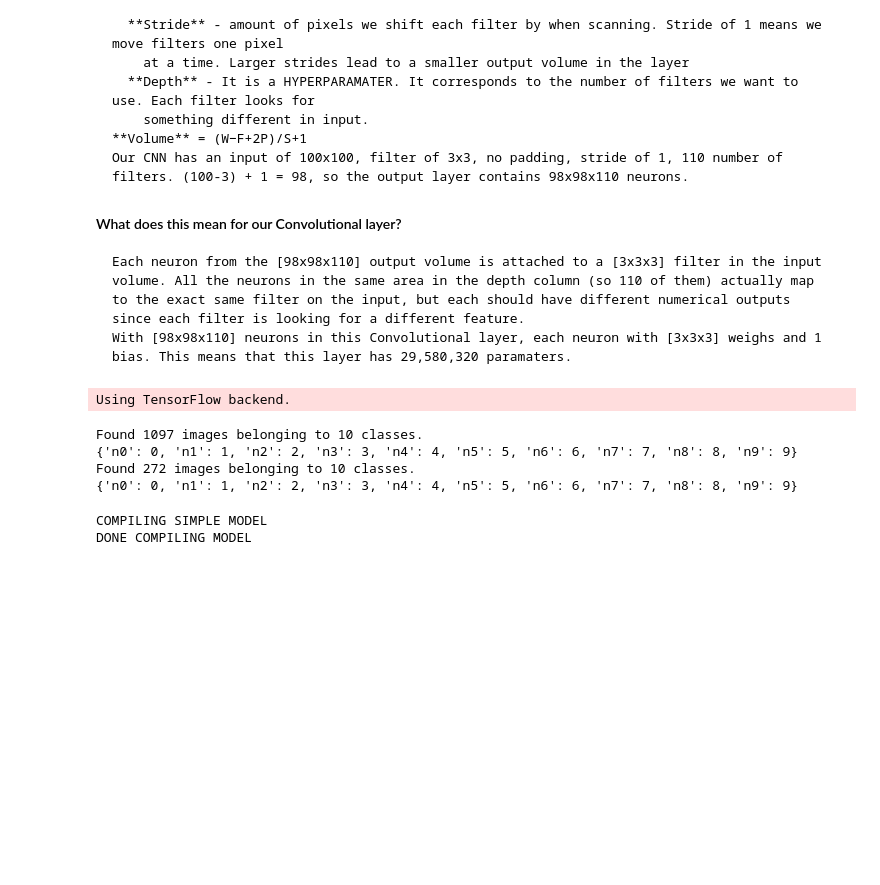
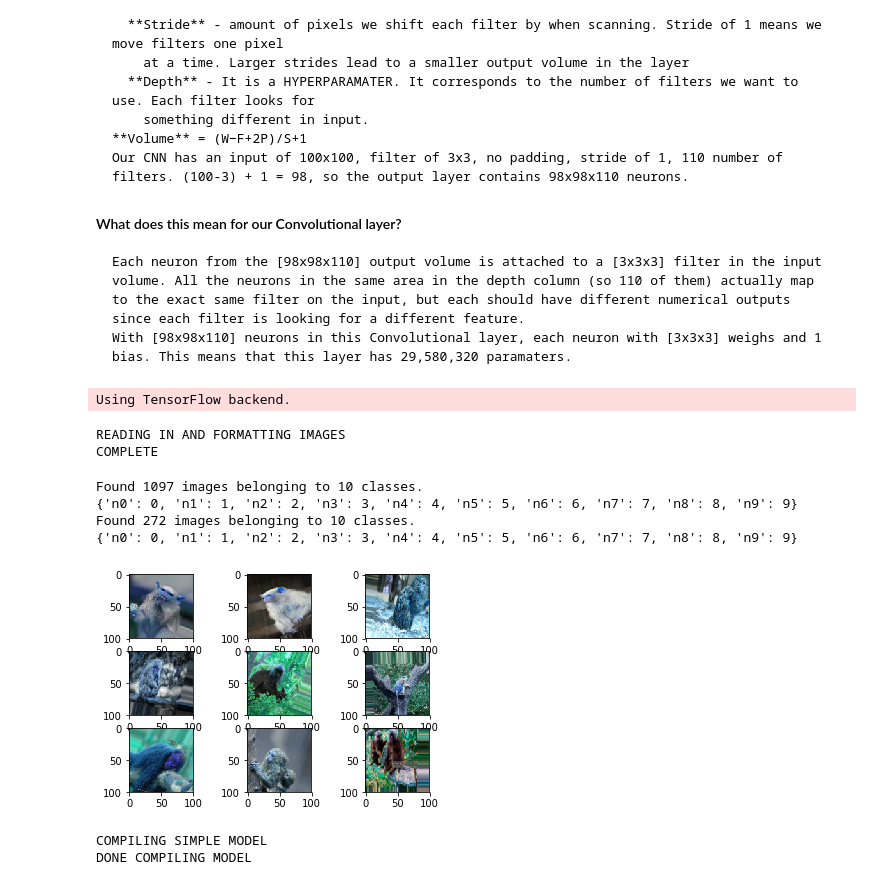
Before and after one commit to cfu288/monkey-classify, a Jupyter notebook: ModelNotebook-DualWithDropoutCNN-CF.ipynb, the cells around one changed output. Drawn from its saved outputs; the diff is of its cells as text; code cells hidden in the pictures; blank space fills up the shorter version.

Commit message:
Updated notes, more graphs and results

```diff
--- a/ModelNotebook-DualWithDropoutCNN-CF.ipynb
+++ b/ModelNotebook-DualWithDropoutCNN-CF.ipynb
@@ -82,23 +82,50 @@ CLASSES = [x for x in range(0, len(LABELS))]
 
 # read in all images
 # resizing the images to 100x100 to make training faster
-# print("READING IN AND FORMATTING IMAGES")
-# for x in range(0, len(LABELS)):
-#     train_dir = TRAIN_DIR + LABELS.loc[x,'Label'].strip() + '/'
-#     test_dir = TEST_DIR + LABELS.loc[x,'Label'].strip() + '/'
-#     for file in os.listdir(train_dir):
-#         img = cv2.imread(train_dir + file)
-#         if img is not None:
-#             img = cv2.resize(img, (100, 100))
-#             TRAIN_IMG.append(img)
-#             TRAIN_CLS.append(x)
-#     for file in os.listdir(test_dir):
-#         img = cv2.imread(test_dir + file)
-#         if img is not None:
-#             img = cv2.resize(img, (100, 100))
-#             TEST_IMG.append(img)
-#             TEST_CLS.append(x)
-# print("COMPLETE")
+print("READING IN AND FORMATTING IMAGES")
+for x in range(0, len(LABELS)):
+    train_dir = TRAIN_DIR + LABELS.loc[x,'Label'].strip() + '/'
+    test_dir = TEST_DIR + LABELS.loc[x,'Label'].strip() + '/'
+    for file in os.listdir(train_dir):
+        img = cv2.imread(train_dir + file)
+        if img is not None:
+            img = cv2.resize(img, (100, 100))
+            TRAIN_IMG.append(img)
+            TRAIN_CLS.append(x)
+    for file in os.listdir(test_dir):
+        img = cv2.imread(test_dir + file)
+        if img is not None:
+            img = cv2.resize(img, (100, 100))
+            TEST_IMG.append(img)
+            TEST_CLS.append(x)
+print("COMPLETE")
+# %% [output]
+READING IN AND FORMATTING IMAGES
+COMPLETE
+# %%
+# convert to numpy arrays
+TRAIN_IMG = np.array(TRAIN_IMG)
+TEST_IMG = np.array(TEST_IMG)
+TRAIN_CLS = np.array(TRAIN_CLS)
+TEST_CLS = np.array(TEST_CLS)
+
+# Preprocess images
+# Reshape them to theanos format (channels, hight, width) # changed to tensorflow
+# Convert to 0-255 to value in [0-1]
+# TRAIN_IMG = TRAIN_IMG.reshape(TRAIN_IMG.shape[0], 3, 100, 100)
+# TEST_IMG = TEST_IMG.reshape(TEST_IMG.shape[0], 3, 100, 100)
+# TRAIN_IMG = TRAIN_IMG.astype('float32')
+# TEST_IMG = TEST_IMG.astype('float32')
+# TRAIN_IMG /= 255
+# TEST_IMG /= 255
+
+# # Reshape class labels
+# TRAIN_CLS = np_utils.to_categorical(TRAIN_CLS, 10)
+# TEST_CLS = np_utils.to_categorical(TEST_CLS, 10)
+
+# # Shuffle the data
+# shuffle_data(TRAIN_IMG, TRAIN_CLS)
+# shuffle_data(TEST_IMG, TEST_CLS)
 # %%
 # Print some of the input for display
 shift = 0.2
@@ -106,39 +133,40 @@ TRAIN_DATAGEN = ImageDataGenerator(rescale=1./255,
                                    rotation_range=25,
                                    horizontal_flip=0.5,
                                    zoom_range=0.1,
                                    width_shift_range=shift,
                                    height_shift_range=shift,
                                    fill_mode='nearest'
                                   )
 
 TEST_DATAGEN = ImageDataGenerator(rescale=1./255)
 
 TRAIN_GENERATOR = TRAIN_DATAGEN.flow_from_directory(
         TRAIN_DIR,  # this is the target directory
         target_size=(100, 100),  # all images will be resized to 150x150
         batch_size=32,
         class_mode='categorical')
 print(TRAIN_GENERATOR.class_indices)
 
 TEST_GENERATOR = TEST_DATAGEN.flow_from_directory(
         TEST_DIR,  # this is the target directory
         target_size=(100, 100),  # all images will be resized to 150x150
         batch_size=32,
         class_mode='categorical')
 
 print(TEST_GENERATOR.class_indices)
 
-# TRAIN_DATAGEN.fit(TRAIN_IMG)
-# for X_batch, y_batch in datagen.flow(TRAIN_IMG, TRAIN_CLS, batch_size=9):
-# 	# create a grid of 3x3 images
-# 	for i in range(0, 9):
-# 		pyplot.subplot(330 + 1 + i)
-# 		pyplot.imshow(X_batch[i].reshape(100, 100, 3), cmap=pyplot.get_cmap('gray'))
-# 	# show the plot
-# 	pyplot.show()
-# 	break
+TRAIN_DATAGEN.fit(TRAIN_IMG)
+for X_batch, y_batch in TRAIN_DATAGEN.flow(TRAIN_IMG, TRAIN_CLS, batch_size=9):
+	# create a grid of 3x3 images
+	for i in range(0, 9):
+		pyplot.subplot(330 + 1 + i)
+		pyplot.imshow(X_batch[i].reshape(100, 100, 3), cmap=pyplot.get_cmap('gray'))
+	# show the plot
+	pyplot.show()
+	break
 # %% [output]
 Found 1097 images belonging to 10 classes.
 {'n0': 0, 'n1': 1, 'n2': 2, 'n3': 3, 'n4': 4, 'n5': 5, 'n6': 6, 'n7': 7, 'n8': 8, 'n9': 9}
 Found 272 images belonging to 10 classes.
 {'n0': 0, 'n1': 1, 'n2': 2, 'n3': 3, 'n4': 4, 'n5': 5, 'n6': 6, 'n7': 7, 'n8': 8, 'n9': 9}
+[figure, added]
```
Also changed, not shown: parts of 1 cell of this notebook, 10 other files.
